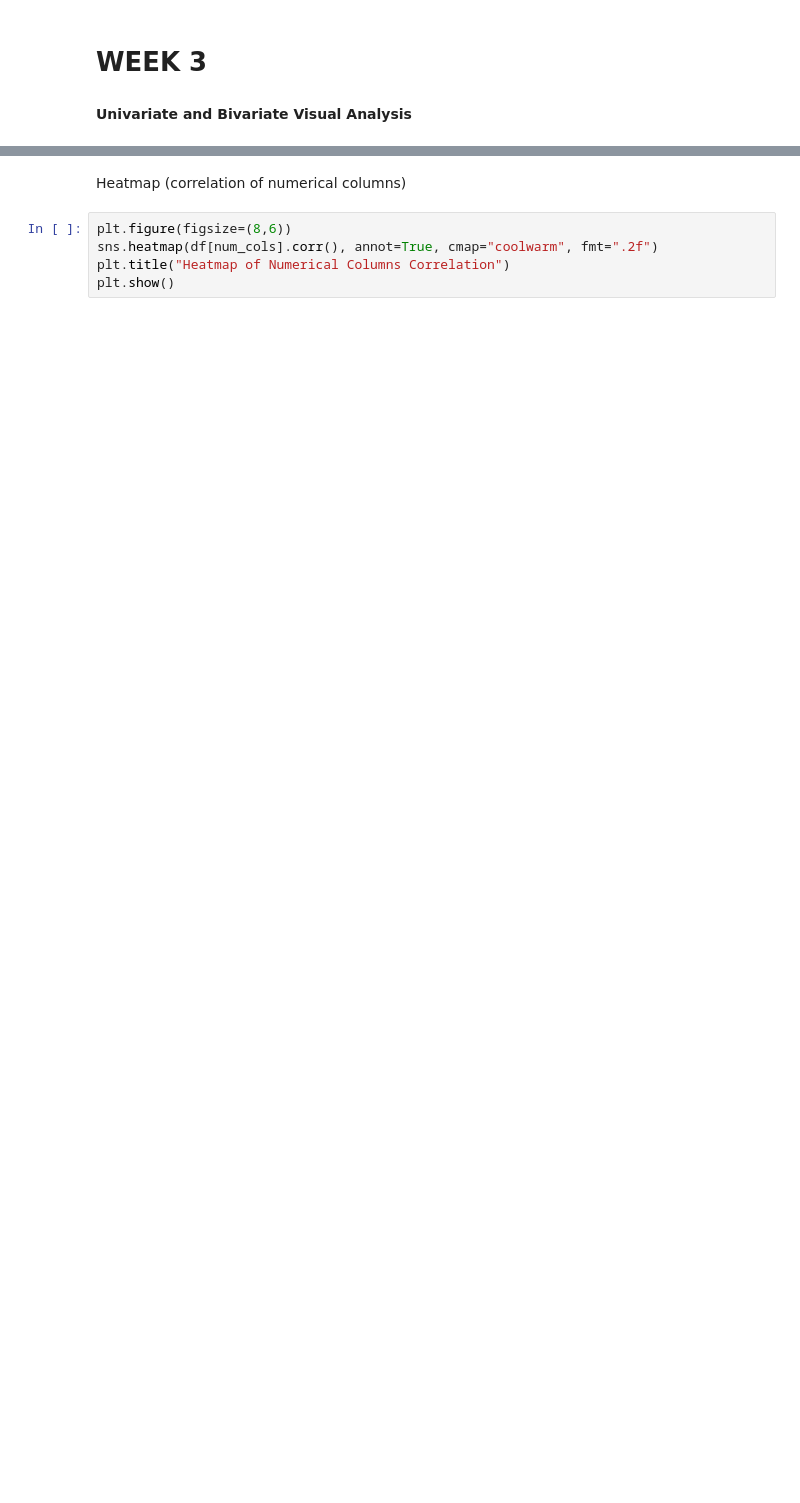
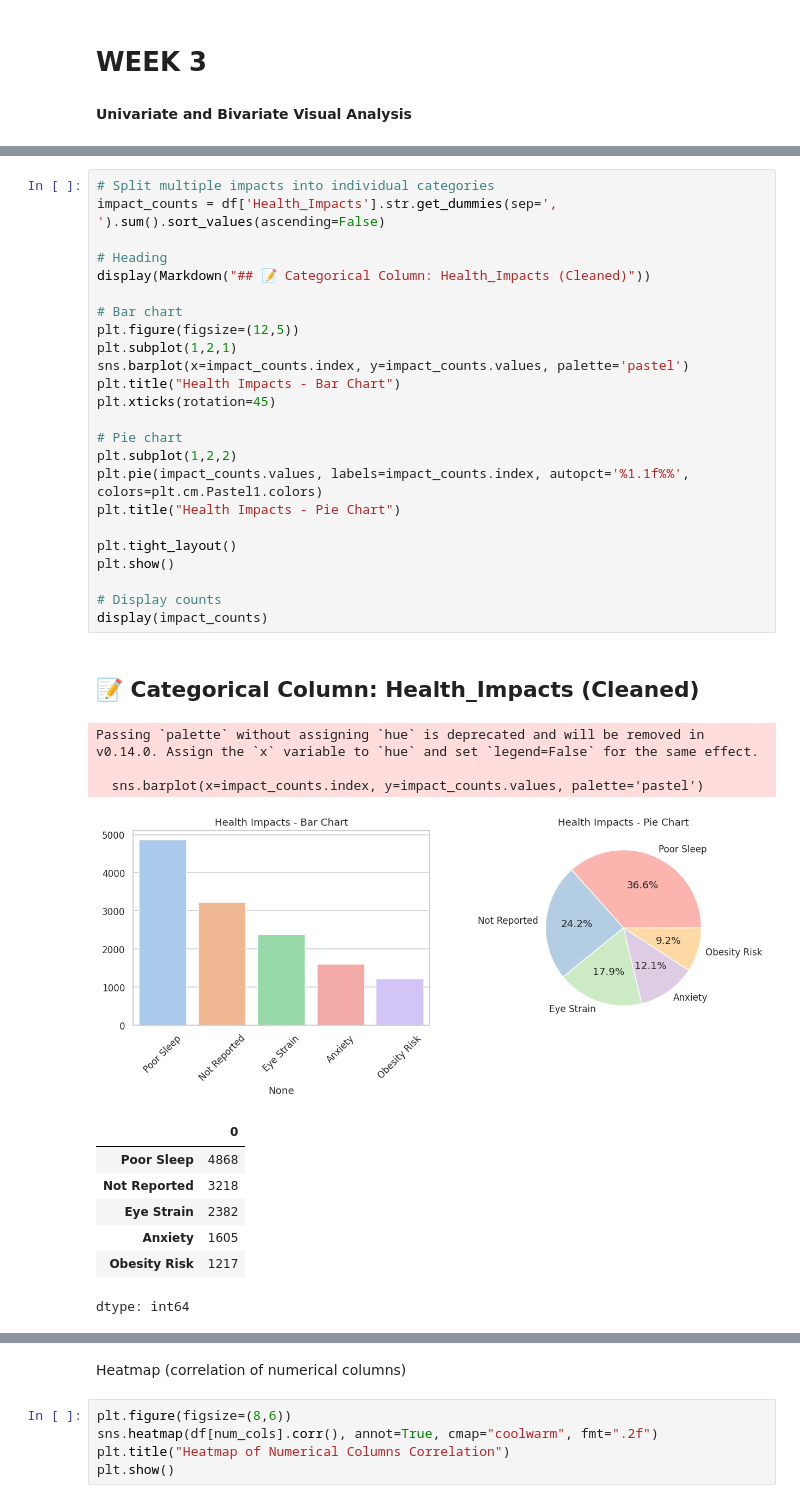
Before and after one commit to springboardmentor2468a-lab/Projects, a Jupyter notebook: Task3.ipynb, the cells around one changed output, grey strips where cells are left out. Saved outputs shown, nothing was run; the diff lists cells and outputs as text; blank space fills up the shorter version.

```diff
--- a/Task3.ipynb
+++ b/Task3.ipynb
@@ -79,0 +147,37 @@ plt.show()
+# %%
+# Split multiple impacts into individual categories
+impact_counts = df['Health_Impacts'].str.get_dummies(sep=', ').sum().sort_values(ascending=False)
+
+# Heading
+display(Markdown("## 📝 Categorical Column: Health_Impacts (Cleaned)"))
+
+# Bar chart
+plt.figure(figsize=(12,5))
+plt.subplot(1,2,1)
+sns.barplot(x=impact_counts.index, y=impact_counts.values, palette='pastel')
+plt.title("Health Impacts - Bar Chart")
+plt.xticks(rotation=45)
+
+# Pie chart
+plt.subplot(1,2,2)
+plt.pie(impact_counts.values, labels=impact_counts.index, autopct='%1.1f%%', colors=plt.cm.Pastel1.colors)
+plt.title("Health Impacts - Pie Chart")
+
+plt.tight_layout()
+plt.show()
+
+# Display counts
+display(impact_counts)
+# %% [output]
+## 📝 Categorical Column: Health_Impacts (Cleaned)
+Passing `palette` without assigning `hue` is deprecated and will be removed in v0.14.0. Assign the `x` variable to `hue` and set `legend=False` for the same effect.
+
+  sns.barplot(x=impact_counts.index, y=impact_counts.values, palette='pastel')
+[figure, added]
+|  | 0 |
+| Poor Sleep | 4868 |
+| Not Reported | 3218 |
+| Eye Strain | 2382 |
+| Anxiety | 1605 |
+| Obesity Risk | 1217 |
+dtype: int64
```
Also changed, not shown: parts of 29 cells of this notebook.
